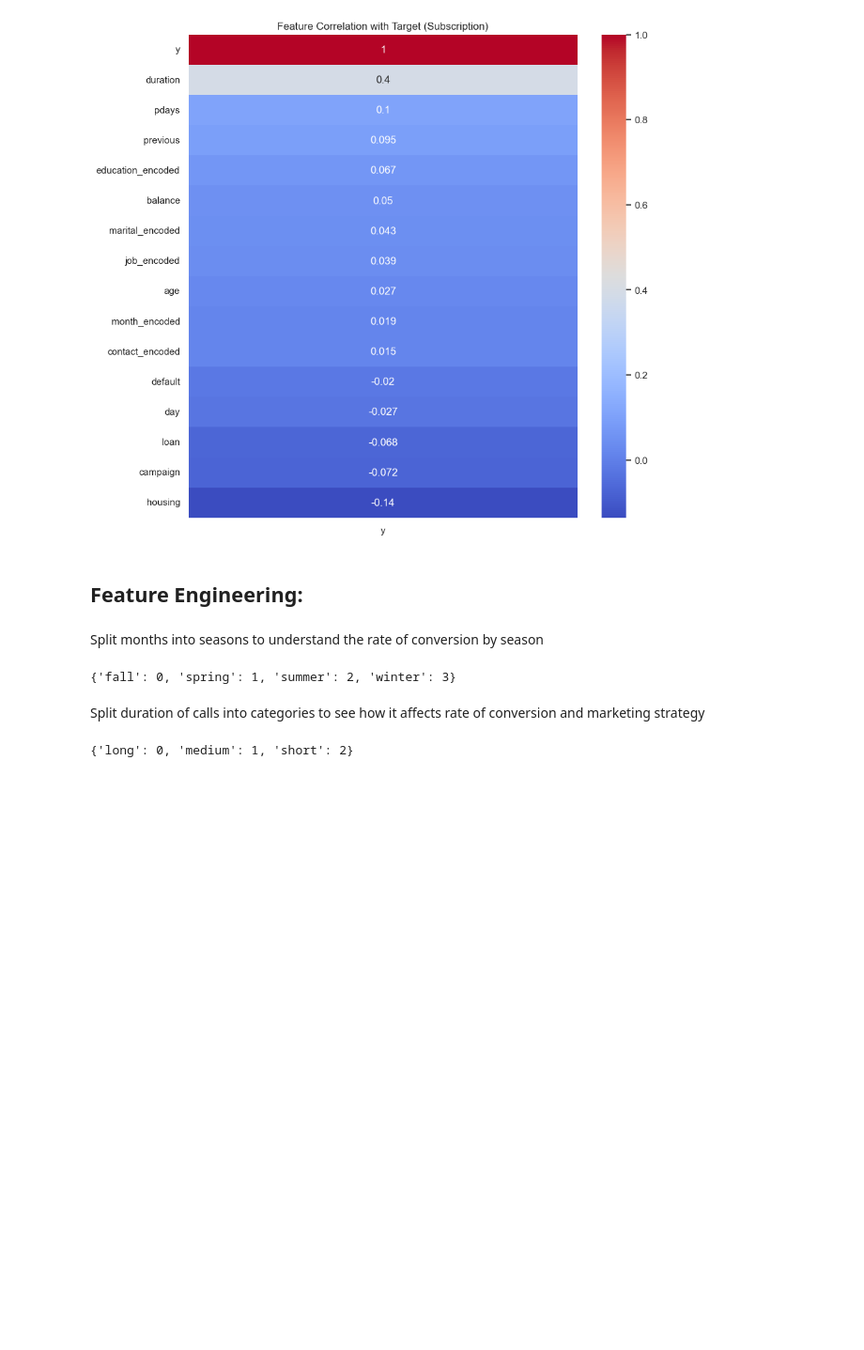
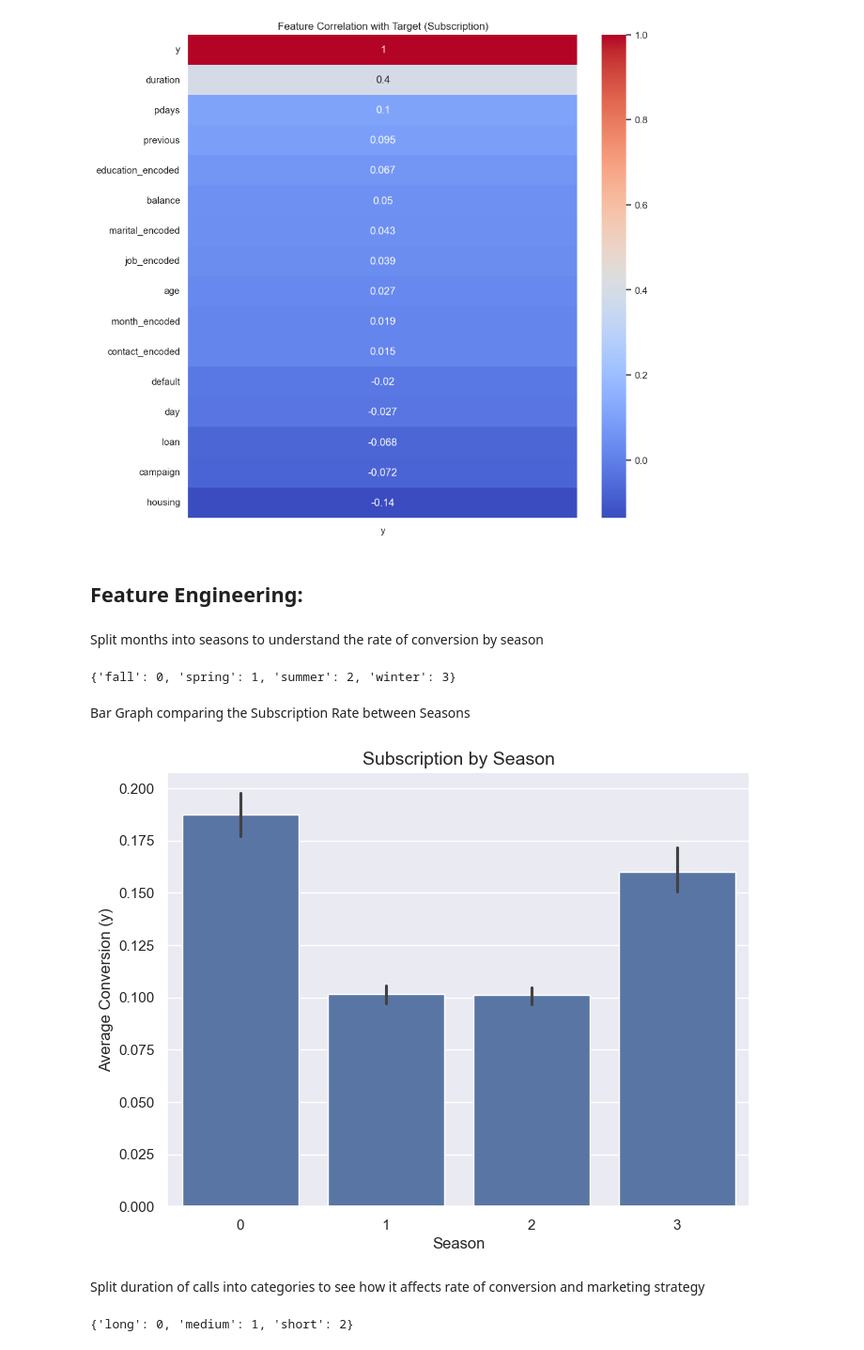
Before and after one commit to nandika-k/Data-Science-Project-2, a Jupyter notebook: Project 2.ipynb, the cells around one changed output. Shown at 94% size. Cells and saved outputs as stored; diff of their text form; code cells hidden in the pictures; blank space fills up the shorter version.

```diff
--- a/Project 2.ipynb
+++ b/Project 2.ipynb
@@ -572,6 +572,17 @@ mapping = dict(zip(le.classes_, le.transform(le.classes_)))
 print(mapping)
 # %% [output]
 {'fall': 0, 'spring': 1, 'summer': 2, 'winter': 3}
+# %% [markdown]
+Bar Graph comparing the Subscription Rate between Seasons
+# %%
+plt.figure(figsize=(8,6))
+sns.barplot(x='season', y='y', data=df)
+plt.title('Subscription by Season', fontsize=14)
+plt.xlabel('Season', fontsize=12)
+plt.ylabel('Average Conversion (y)', fontsize=12)
+plt.show()
+# %% [output]
+[figure, added]
 # %% [markdown]
 Split duration of calls into categories to see how it affects rate of conversion and marketing strategy
 # %%
```
Also changed, not shown: parts of 18 cells of this notebook.
